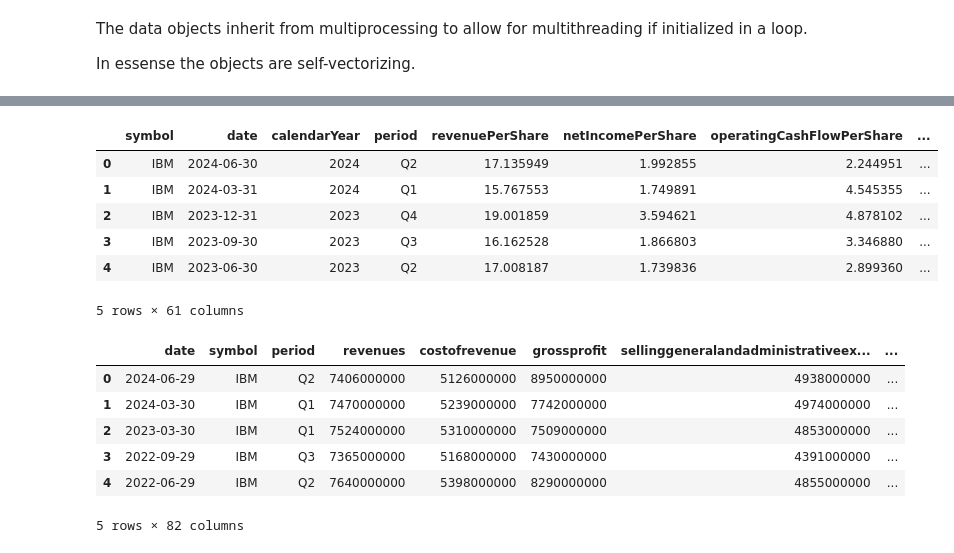
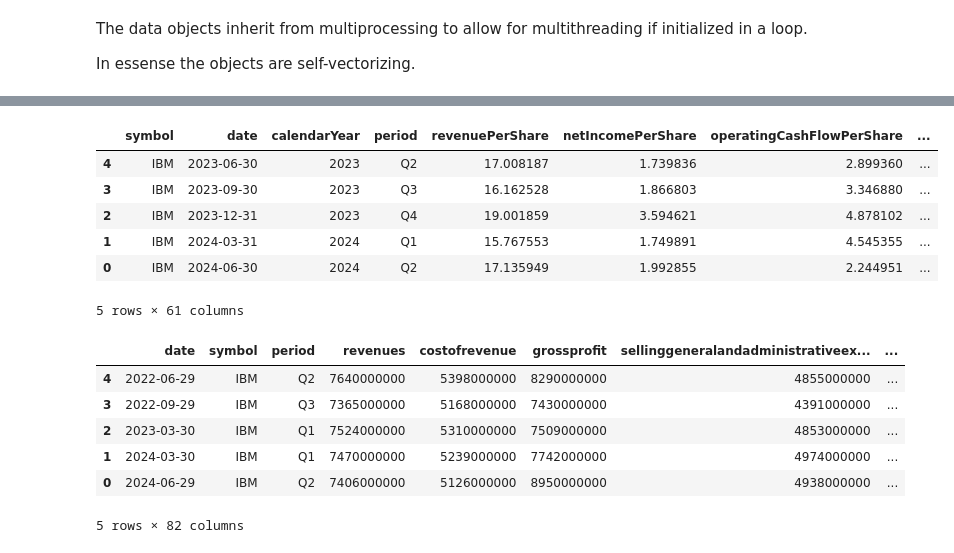
Before and after one commit to reckoning-machines/financial-forecasting, a Jupyter notebook: example.ipynb, the cells around one changed output, grey strips where cells are left out. Cells and saved outputs as stored; diff of their text form; code cells hidden in the pictures.

```diff
--- a/example.ipynb
+++ b/example.ipynb
@@ -65,22 +106,22 @@ sim_list['IBM'].ratios.head()
 5 rows × 58 columns
 # %%
-sim_list['IBM'].key_metrics.head()
+sim_list['IBM'].key_metrics.tail()
 # %% [output]
 |  | symbol | date | calendarYear | period | revenuePerShare | netIncomePerShare | operatingCashFlowPerShare | ... |
+| 4 | IBM | 2023-06-30 | 2023 | Q2 | 17.008187 | 1.739836 | 2.899360 | ... |
+| 3 | IBM | 2023-09-30 | 2023 | Q3 | 16.162528 | 1.866803 | 3.346880 | ... |
+| 2 | IBM | 2023-12-31 | 2023 | Q4 | 19.001859 | 3.594621 | 4.878102 | ... |
+| 1 | IBM | 2024-03-31 | 2024 | Q1 | 15.767553 | 1.749891 | 4.545355 | ... |
 | 0 | IBM | 2024-06-30 | 2024 | Q2 | 17.135949 | 1.992855 | 2.244951 | ... |
-| 1 | IBM | 2024-03-31 | 2024 | Q1 | 15.767553 | 1.749891 | 4.545355 | ... |
-| 2 | IBM | 2023-12-31 | 2023 | Q4 | 19.001859 | 3.594621 | 4.878102 | ... |
-| 3 | IBM | 2023-09-30 | 2023 | Q3 | 16.162528 | 1.866803 | 3.346880 | ... |
-| 4 | IBM | 2023-06-30 | 2023 | Q2 | 17.008187 | 1.739836 | 2.899360 | ... |
 5 rows × 61 columns
 # %%
-sim_list['IBM'].income_statement.head()
+sim_list['IBM'].income_statement.tail()
 # %% [output]
 |  | date | symbol | period | revenues | costofrevenue | grossprofit | sellinggeneralandadministrativeex... | ... |
+| 4 | 2022-06-29 | IBM | Q2 | 7640000000 | 5398000000 | 8290000000 | 4855000000 | ... |
+| 3 | 2022-09-29 | IBM | Q3 | 7365000000 | 5168000000 | 7430000000 | 4391000000 | ... |
+| 2 | 2023-03-30 | IBM | Q1 | 7524000000 | 5310000000 | 7509000000 | 4853000000 | ... |
+| 1 | 2024-03-30 | IBM | Q1 | 7470000000 | 5239000000 | 7742000000 | 4974000000 | ... |
 | 0 | 2024-06-29 | IBM | Q2 | 7406000000 | 5126000000 | 8950000000 | 4938000000 | ... |
-| 1 | 2024-03-30 | IBM | Q1 | 7470000000 | 5239000000 | 7742000000 | 4974000000 | ... |
-| 2 | 2023-03-30 | IBM | Q1 | 7524000000 | 5310000000 | 7509000000 | 4853000000 | ... |
-| 3 | 2022-09-29 | IBM | Q3 | 7365000000 | 5168000000 | 7430000000 | 4391000000 | ... |
-| 4 | 2022-06-29 | IBM | Q2 | 7640000000 | 5398000000 | 8290000000 | 4855000000 | ... |
 5 rows × 82 columns
 # %%
```
Also changed, not shown: parts of 8 cells of this notebook, 1 other file.
